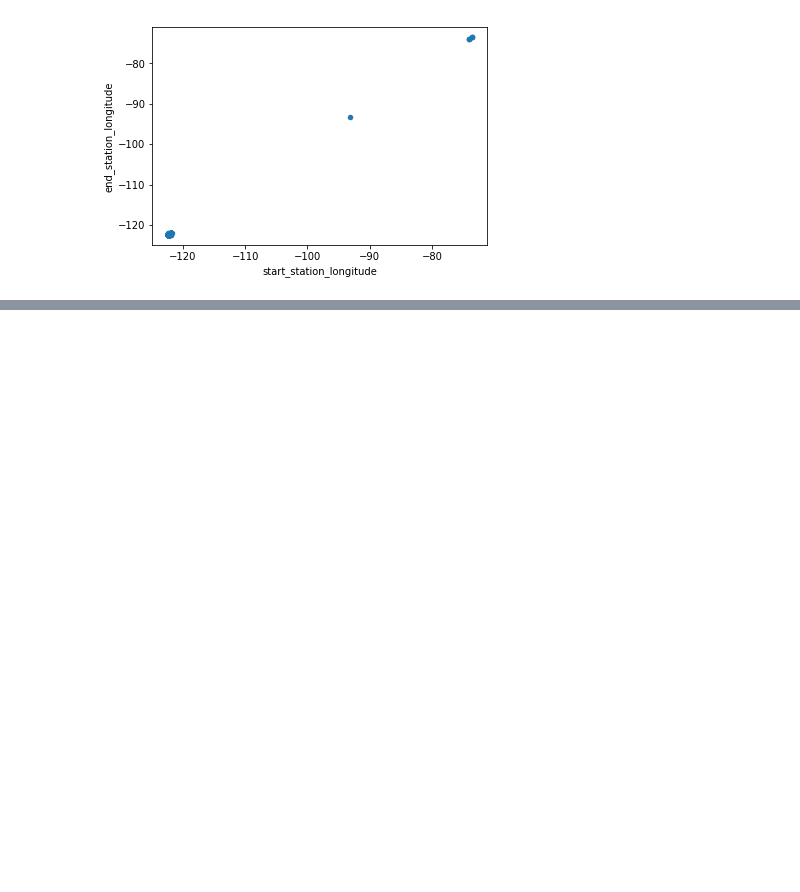
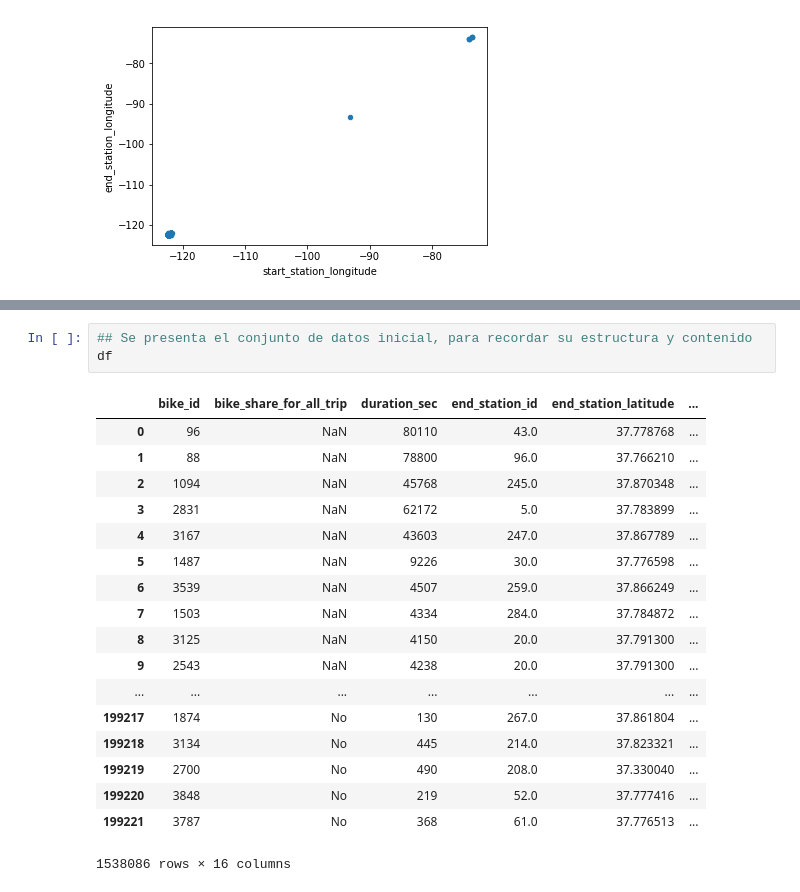
Before and after one commit to EjHelo/bootcamp_proyect, a Jupyter notebook: Proyecto Bootcamp Ford GoBike.ipynb, the cells around one changed output, grey strips where cells are left out. Cells and saved outputs as stored; diff of their text form; blank space fills up the shorter version.

Commit message:
Add files via upload
Normalización de atributos del conjunto de datos

```diff
--- a/Proyecto Bootcamp Ford GoBike.ipynb
+++ b/Proyecto Bootcamp Ford GoBike.ipynb
@@ -248,0 +255,22 @@ df.plot.scatter(x='start_station_longitude', y='end_station_longitude')
+# %%
+## Se presenta el conjunto de datos inicial, para recordar su estructura y contenido
+df
+# %% [output]
+|  | bike_id | bike_share_for_all_trip | duration_sec | end_station_id | end_station_latitude | ... |
+| 0 | 96 | NaN | 80110 | 43.0 | 37.778768 | ... |
+| 1 | 88 | NaN | 78800 | 96.0 | 37.766210 | ... |
+| 2 | 1094 | NaN | 45768 | 245.0 | 37.870348 | ... |
+| 3 | 2831 | NaN | 62172 | 5.0 | 37.783899 | ... |
+| 4 | 3167 | NaN | 43603 | 247.0 | 37.867789 | ... |
+| 5 | 1487 | NaN | 9226 | 30.0 | 37.776598 | ... |
+| 6 | 3539 | NaN | 4507 | 259.0 | 37.866249 | ... |
+| 7 | 1503 | NaN | 4334 | 284.0 | 37.784872 | ... |
+| 8 | 3125 | NaN | 4150 | 20.0 | 37.791300 | ... |
+| 9 | 2543 | NaN | 4238 | 20.0 | 37.791300 | ... |
+| ... | ... | ... | ... | ... | ... | ... |
+| 199217 | 1874 | No | 130 | 267.0 | 37.861804 | ... |
+| 199218 | 3134 | No | 445 | 214.0 | 37.823321 | ... |
+| 199219 | 2700 | No | 490 | 208.0 | 37.330040 | ... |
+| 199220 | 3848 | No | 219 | 52.0 | 37.777416 | ... |
+| 199221 | 3787 | No | 368 | 61.0 | 37.776513 | ... |
+1538086 rows × 16 columns
```
Also changed, not shown: parts of 15 cells of this notebook.
